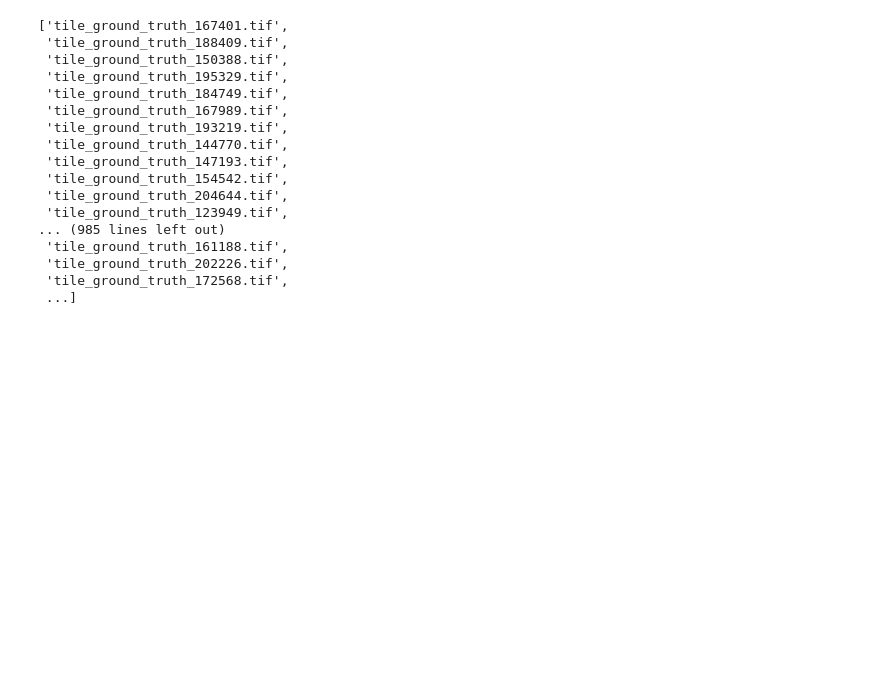
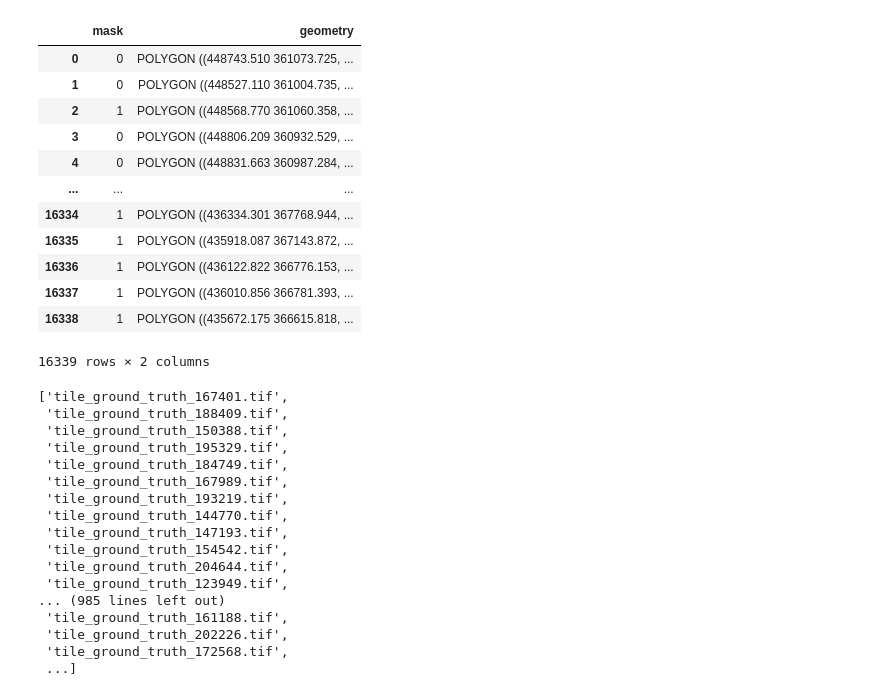
Before and after one commit to satlawa/edin_dataset, a Jupyter notebook: create_ground_truth.ipynb, the cells around one changed output. Cells and saved outputs as stored; diff of their text form; code cells hidden in the pictures; blank space fills up the shorter version.

```diff
--- a/create_ground_truth.ipynb
+++ b/create_ground_truth.ipynb
@@ -30,3 +45,22 @@ dgt.create_raster(path_dir, path_shp, name_vector, name_layer, "ground_truth_std
+# %%
+path_file = "/home/philipp/Data/edin_diss/GIS_ground_truth/df_mask/gis_df_wwie_2020_177_mask.shp".format(fb)
+wo_geo = gpd.read_file(path_file)
+# %%
+wo_geo.
+# %% [output]
+|  | mask | geometry |
+| 0 | 0 | POLYGON ((448743.510 361073.725, ... |
+| 1 | 0 | POLYGON ((448527.110 361004.735, ... |
+| 2 | 1 | POLYGON ((448568.770 361060.358, ... |
+| 3 | 0 | POLYGON ((448806.209 360932.529, ... |
+| 4 | 0 | POLYGON ((448831.663 360987.284, ... |
+| ... | ... | ... |
+| 16334 | 1 | POLYGON ((436334.301 367768.944, ... |
+| 16335 | 1 | POLYGON ((435918.087 367143.872, ... |
+| 16336 | 1 | POLYGON ((436122.822 366776.153, ... |
+| 16337 | 1 | POLYGON ((436010.856 366781.393, ... |
+| 16338 | 1 | POLYGON ((435672.175 366615.818, ... |
+16339 rows × 2 columns
 # %%
 ##########################
 # adjusted ground truth
```
Also changed, not shown: parts of 9 cells of this notebook, 3 other files.
